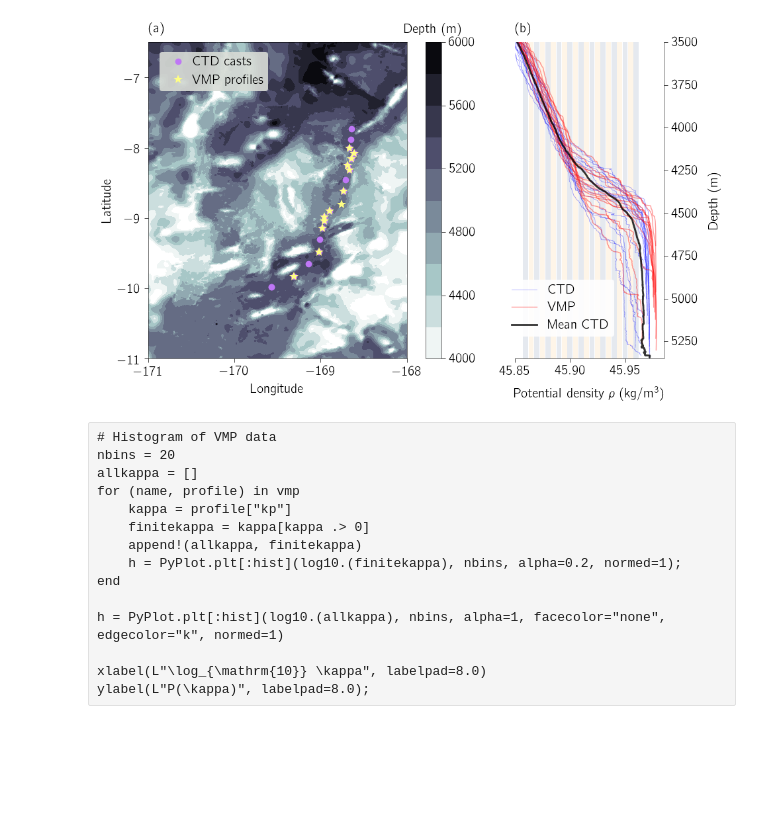
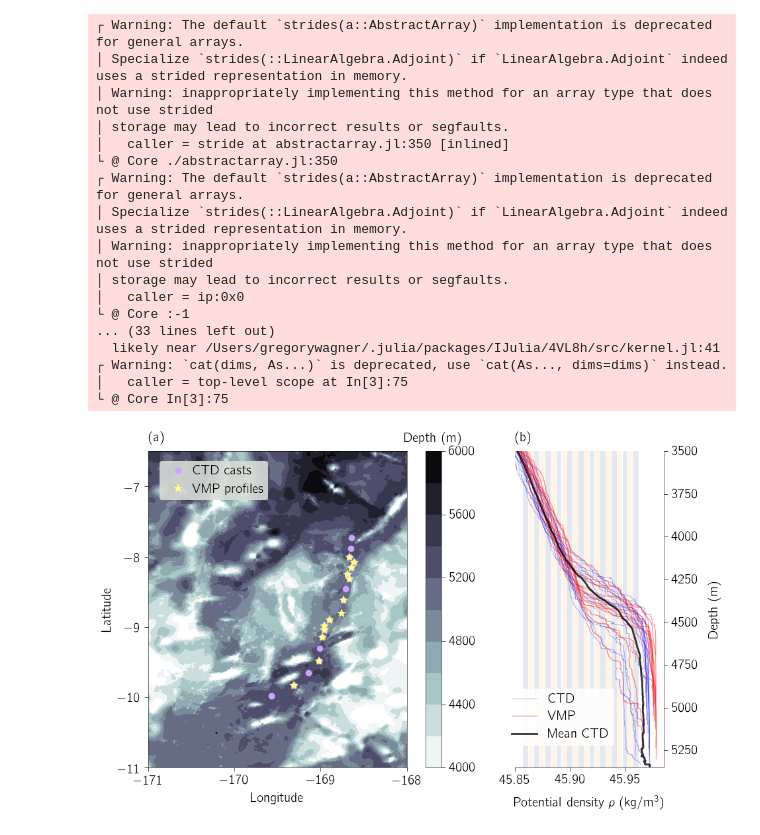
Before and after one commit to glwagner/SqueezeDispersionGRL, a Jupyter notebook: notebooks/samoanoverview.ipynb, the cells around one changed output. Drawn from its saved outputs; the diff is of its cells as text; code cells hidden in the pictures; blank space fills up the shorter version.

Commit message:
Adds samoan passage analysis tools

```diff
--- a/notebooks/samoanoverview.ipynb
+++ b/notebooks/samoanoverview.ipynb
@@ -7,10 +13,10 @@ usecmbright()
 # %%
 # Load CTD and VMP data
-filepath = joinpath("..", "data", "samoan2012data.jld2")
+filepath = joinpath("..", "data", "samoanpassagedata2012.jld2")
 ctd = load(filepath, "ctd")
 vmp = load(filepath, "microstructure")
 
-ctdcast, ctdlon, ctdlat, ctdp, ctdt, ctdsp, ctdsa, ctdsigma4, ctddepth = unpacksection9(ctd)
+ctdcast, ctdlon, ctdlat, ctdp, ctdt, ctdsp, ctdsigma4, ctddepth = unpacksection9(ctd)
 nz, nctd = size(ctdsigma4)
 nvmp = length(vmp)
 
@@ -44,7 +60,7 @@ nctd: 13, nvmp: 18
 ms = 7
 alpha = 1.0
 profilealpha = 0.4
-ctdcolor = "xkcd:light purple"
+ctdcolor = "xkcd:lilac"
 ctdsigmacolor = "blue"
 vmpcolor = "xkcd:pale yellow"
 vmpsigmacolor = "red"
@@ -87,7 +103,7 @@ for (name, profile) in vmp
     label=nothing
 end
 
-plot(squeeze(nanmean(ctdsigma4, 2), 2), ctddepth, "k-", linewidth=2.0, alpha=0.8, label="Mean CTD")
+plot(dropdims(nanmean(ctdsigma4, 2), dims=2), ctddepth, "k-", linewidth=2.0, alpha=0.8, label="Mean CTD")
 
 #plot([1, 1]*45.86, ctddepth[[1, end]], "k-", linewidth=0.5, alpha=0.4)
 #plot([1, 1]*45.96, ctddepth[[1, end]], "k-", linewidth=0.5, alpha=0.4)
@@ -156,32 +172,49 @@ leg = legend(loc="upper left", bbox_to_anchor=(0.02, 0.99), markerscale=1, frame
 for text in leg[:get_texts]()
     text[:set_color]("black")
 end
 aspectratio(left/top)
 
 #contour(bathy[:lon], bathy[:lat], -bathy[:z]', levels=levels[1:2:end], colors="black", linestyles="solid", linewidths=0.5, alpha=0.6)
 
 xticks(-171:-168)
 yticks(-11:-7)
 xlabel("Longitude", labelpad=8.0)
 ylabel("Latitude")
 text(xtext, ytext, "(a)", transform=axs[1][:transAxes], ha="left", va="bottom", fontsize=fs)
 
 
 sca(axs[2])
 
 ylim(3500, 5350)
 xlim(45.85, 45.985)
 invertaxis()
 cornerspines(side="right")
 axisright()
 legend(loc="lower left", bbox_to_anchor=(-0.1, 0.05), frameon=true, framealpha=0.9, edgecolor="None")
 xlabel("Potential density \$ \\rho \$ (\$ \\mathrm{kg/m^3} \$)", labelpad=12.0)
 ylabel("Depth (m)", labelpad=12.0)
 text(xtext, ytext, "(b)", transform=axs[2][:transAxes], ha="left", va="bottom", fontsize=fs)
 
 tight_layout(w_pad=2.0)
 
 plotname = "samoanoverview.png"
-savefig(plotname, dpi=480)
+savefig(plotname, dpi=960)
 # %% [output]
+┌ Warning: The default `strides(a::AbstractArray)` implementation is deprecated for general arrays.
+│ Specialize `strides(::LinearAlgebra.Adjoint)` if `LinearAlgebra.Adjoint` indeed uses a strided representation in memory.
+│ Warning: inappropriately implementing this method for an array type that does not use strided
+│ storage may lead to incorrect results or segfaults.
+│   caller = stride at abstractarray.jl:350 [inlined]
+└ @ Core ./abstractarray.jl:350
+┌ Warning: The default `strides(a::AbstractArray)` implementation is deprecated for general arrays.
+│ Specialize `strides(::LinearAlgebra.Adjoint)` if `LinearAlgebra.Adjoint` indeed uses a strided representation in memory.
+│ Warning: inappropriately implementing this method for an array type that does not use strided
+│ storage may lead to incorrect results or segfaults.
+│   caller = ip:0x0
+└ @ Core :-1
+... (33 lines left out)
+  likely near /Users/gregorywagner/.julia/packages/IJulia/4VL8h/src/kernel.jl:41
+┌ Warning: `cat(dims, As...)` is deprecated, use `cat(As..., dims=dims)` instead.
+│   caller = top-level scope at In[3]:75
+└ @ Core In[3]:75
-[figure, old version]
+[figure, new version]
@@ -190,15 +220,0 @@ cp(plotname, joinpath("..", "draft", plotname), remove_destination=true)
-# %% [raw]
-# Histogram of VMP data
-nbins = 20
-allkappa = []
-for (name, profile) in vmp
-    kappa = profile["kp"]
-    finitekappa = kappa[kappa .> 0]
-    append!(allkappa, finitekappa)
-    h = PyPlot.plt[:hist](log10.(finitekappa), nbins, alpha=0.2, normed=1);
-end
-
-h = PyPlot.plt[:hist](log10.(allkappa), nbins, alpha=1, facecolor="none", edgecolor="k", normed=1)
-
-xlabel(L"\log_{\mathrm{10}} \kappa", labelpad=8.0)
-ylabel(L"P(\kappa)", labelpad=8.0);
```
Also changed, not shown: parts of 3 cells of this notebook, 7 other files.
